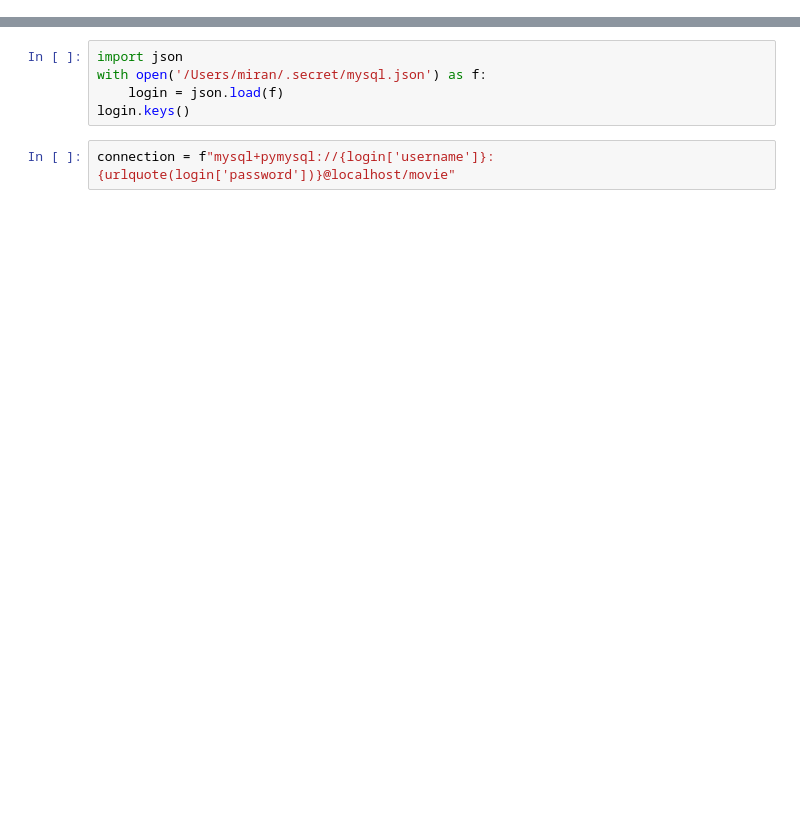
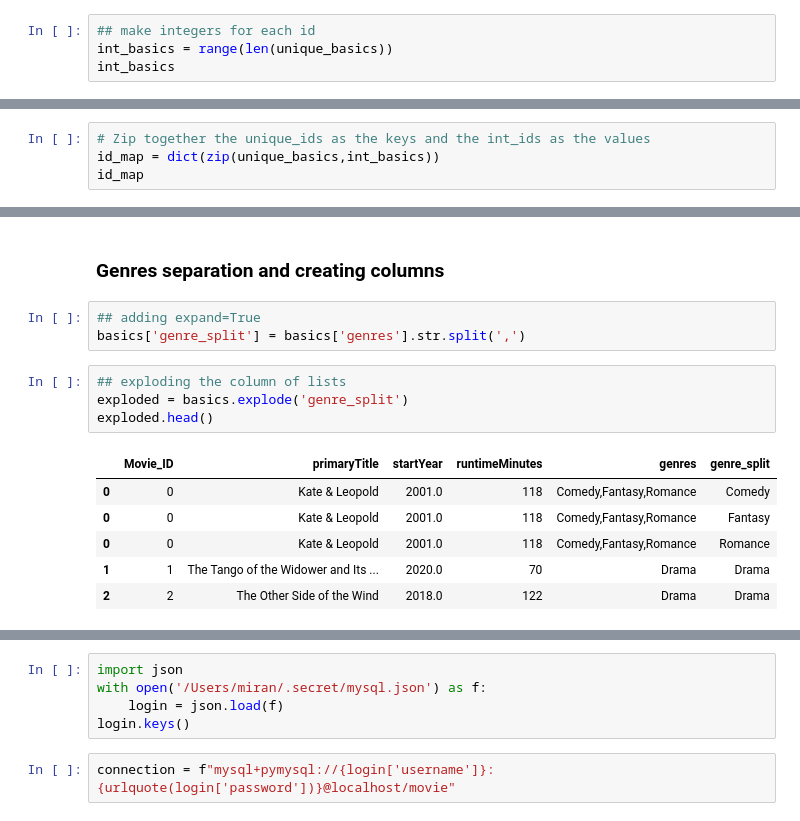
Before and after one commit to Luz-Dobbins/Movie-Database, a Jupyter notebook: Project 3 Part 3.ipynb, the cells around one changed output, grey strips where cells are left out. Saved outputs shown, nothing was run; the diff lists cells and outputs as text; blank space fills up the shorter version.

```diff
--- a/Project 3 Part 3.ipynb
+++ b/Project 3 Part 3.ipynb
@@ -0,0 +74,4 @@
+# %%
+## make integers for each id
+int_basics = range(len(unique_basics))
+int_basics
@@ -0,0 +86,4 @@
+# %%
+# Zip together the unique_ids as the keys and the int_ids as the values
+id_map = dict(zip(unique_basics,int_basics))
+id_map
@@ -0,0 +149,16 @@
+# %% [markdown]
+### Genres separation and creating columns
+# %%
+## adding expand=True
+basics['genre_split'] = basics['genres'].str.split(',')
+# %%
+## exploding the column of lists
+exploded = basics.explode('genre_split')
+exploded.head()
+# %% [output]
+|  | Movie_ID | primaryTitle | startYear | runtimeMinutes | genres | genre_split |
+| 0 | 0 | Kate & Leopold | 2001.0 | 118 | Comedy,Fantasy,Romance | Comedy |
+| 0 | 0 | Kate & Leopold | 2001.0 | 118 | Comedy,Fantasy,Romance | Fantasy |
+| 0 | 0 | Kate & Leopold | 2001.0 | 118 | Comedy,Fantasy,Romance | Romance |
+| 1 | 1 | The Tango of the Widower and Its ... | 2020.0 | 70 | Drama | Drama |
+| 2 | 2 | The Other Side of the Wind | 2018.0 | 122 | Drama | Drama |
```
Also changed, not shown: parts of 42 cells of this notebook, 3 other files.
